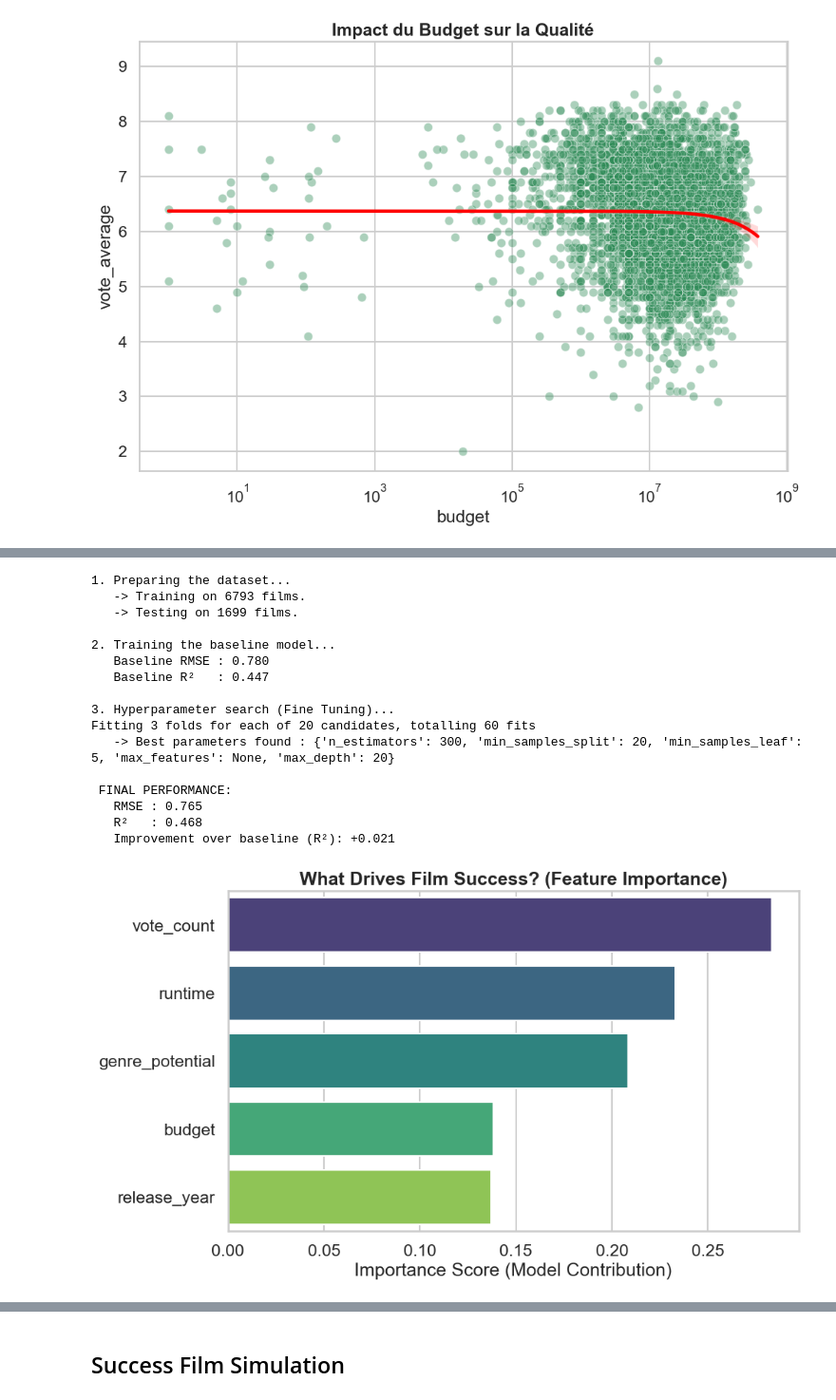
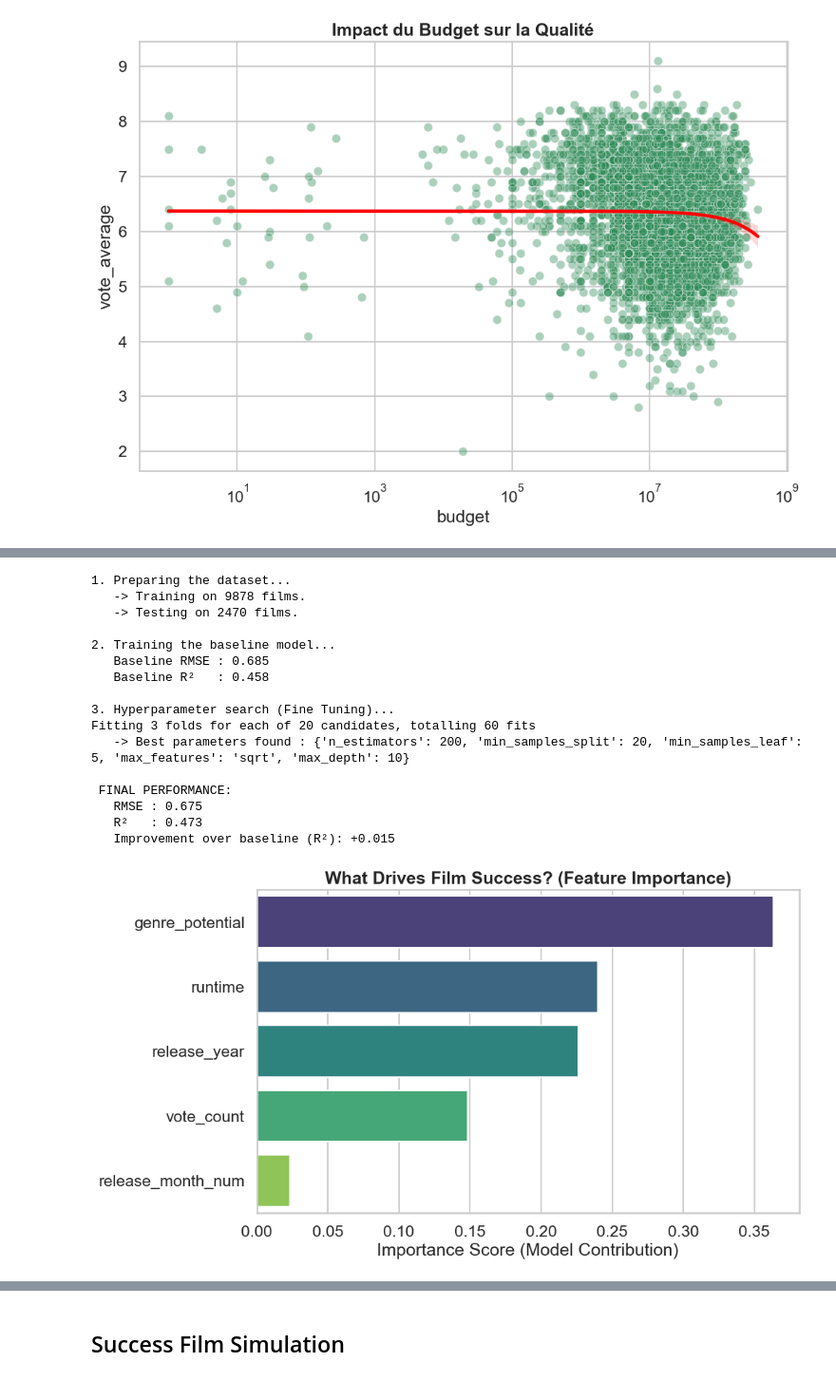
Before and after one commit to MaevaTonyaA/Movie-success-prediction, a Jupyter notebook: Projet.ipynb, the cells around one changed output, grey strips where cells are left out. Shown at 95% size. Drawn from its saved outputs; the diff is of its cells as text; code cells hidden in the pictures.

Commit message:
Mise à jour Random Forest (sur les gens au lieu des acteurs) + Fine Tuning V2 (Kenza)

```diff
--- a/Projet.ipynb
+++ b/Projet.ipynb
@@ -526,10 +470,11 @@ import matplotlib.pyplot as plt
 import seaborn as sns
 import numpy as np
 
+
 # On récupère ton dataframe
-df = df_ready.copy()
+df = df_enriched.copy()
 
-# --- CORRECTION DE L'ERREUR ---
+
 # On force la conversion en nombres.
 # 'coerce' va transformer les erreurs (textes bizarres) en NaN (vide)
 df['budget'] = pd.to_numeric(df['budget'], errors='coerce')
@@ -634,24 +687,35 @@ import matplotlib.pyplot as plt
 import seaborn as sns
 
 # ==============================================================================
-# 1. DATA PREPARATION (Including the new engineered feature!)
+# 1. DATA PREPARATION (Full Dataset & New Features)
 # ==============================================================================
 print("1. Preparing the dataset...")
 
+# --- DATE CONVERSION (Crucial Step) ---
+# Ensure we can read the month numerically
+df['release_date'] = pd.to_datetime(df['release_date'], errors='coerce')
+df['release_month_num'] = df['release_date'].dt.month
+df['release_year'] = df['release_date'].dt.year
+
 # List of model ingredients (features)
+# We removed 'budget' to keep maximum number of rows
 features = [
-    'budget',           # Money invested
-    'vote_count',       # Popularity indicator
-    'runtime',          # Film length
-    'genre_potential',  # <-- YOUR SECRET SAUCE (Target-Encoded Feature)
-    'release_year'      # Film age effect
+    'vote_count',           # Popularity indicator
+    'runtime',              # Film length
+    'genre_potential',      # <-- YOUR SECRET SAUCE (Target-Encoded Feature)
+    'release_year',         # Film age effect
+    'release_month_num'     # Seasonality effect (1-12)
 ]
 
+# Add specific genre columns if they exist (Hybrid Strategy)
+features += [col for col in df.columns if col.startswith('is_')]
+
 # Remove rows with missing values in any required feature or the target
-model_df = df.dropna(subset=features + ['vote_average'])
+model_df = df[df['vote_count'] >= 30].dropna(subset=features + ['vote_average'])
 
 # Filter out films with unrealistic budgets
-model_df = model_df[model_df['budget'] > 1000]
+# (DISABLED to keep all 40k+ films, regardless of budget info)
+# model_df = model_df[model_df['budget'] > 1000]
 
 X = model_df[features]
 y = model_df['vote_average']
@@ -688,18 +752,18 @@ param_dist = {
     'n_estimators': [100, 200, 300],
     'max_depth': [10, 20, None],
     'min_samples_split': [2, 10, 20],
-    'min_samples_leaf': [1, 5, 10],
+    'min_samples_leaf': [1, 5, 10],   # Higher values help reduce overfitting on small films
     'max_features': ['sqrt', None]
 }
 
 rf_random = RandomizedSearchCV(
     estimator=RandomForestRegressor(random_state=42),
     param_distributions=param_dist,
-    n_iter=20,               # Test 20 random combinations
-    cv=3,                    # 3-fold cross-validation
+    n_iter=20,                # Test 20 random combinations
+    cv=3,                     # 3-fold cross-validation
     verbose=1,
     random_state=42,
-    n_jobs=-1                # Use all CPU cores
+    n_jobs=-1                 # Use all CPU cores
 )
 
 rf_random.fit(X_train, y_train)
@@ -713,40 +777,40 @@ rmse_opt = np.sqrt(mean_squared_error(y_test, y_pred_opt))
 r2_opt = r2_score(y_test, y_pred_opt)
 
 print("\n FINAL PERFORMANCE:")
 print(f"   RMSE : {rmse_opt:.3f}")
 print(f"   R²   : {r2_opt:.3f}")
 print(f"   Improvement over baseline (R²): {r2_opt - r2_score(y_test, y_pred_base):+.3f}")
 
 # ==============================================================================
 # 4. INTERPRETATION (Feature Importance)
 # ==============================================================================
 # This is THE plot to show the jury
 
 importances = pd.Series(
     best_model.feature_importances_,
     index=X.columns
-).sort_values(ascending=False)
+).sort_values(ascending=False).head(10)
 
 plt.figure(figsize=(10, 6))
 sns.barplot(x=importances, y=importances.index, palette='viridis')
 plt.title('What Drives Film Success? (Feature Importance)', fontweight='bold')
 plt.xlabel("Importance Score (Model Contribution)")
 plt.show()
 # %% [output]
 1. Preparing the dataset...
-   -> Training on 6793 films.
-   -> Testing on 1699 films.
+   -> Training on 9878 films.
+   -> Testing on 2470 films.
 
 2. Training the baseline model...
-   Baseline RMSE : 0.780
-   Baseline R²   : 0.447
+   Baseline RMSE : 0.685
+   Baseline R²   : 0.458
 
 3. Hyperparameter search (Fine Tuning)...
 Fitting 3 folds for each of 20 candidates, totalling 60 fits
-   -> Best parameters found : {'n_estimators': 300, 'min_samples_split': 20, 'min_samples_leaf': 5, 'max_features': None, 'max_depth': 20}
+   -> Best parameters found : {'n_estimators': 200, 'min_samples_split': 20, 'min_samples_leaf': 5, 'max_features': 'sqrt', 'max_depth': 10}
 
  FINAL PERFORMANCE:
-   RMSE : 0.765
-   R²   : 0.468
-   Improvement over baseline (R²): +0.021
+   RMSE : 0.675
+   R²   : 0.473
+   Improvement over baseline (R²): +0.015
-[figure, old version]
+[figure, new version]
```
Also changed, not shown: parts of 23 cells of this notebook.
